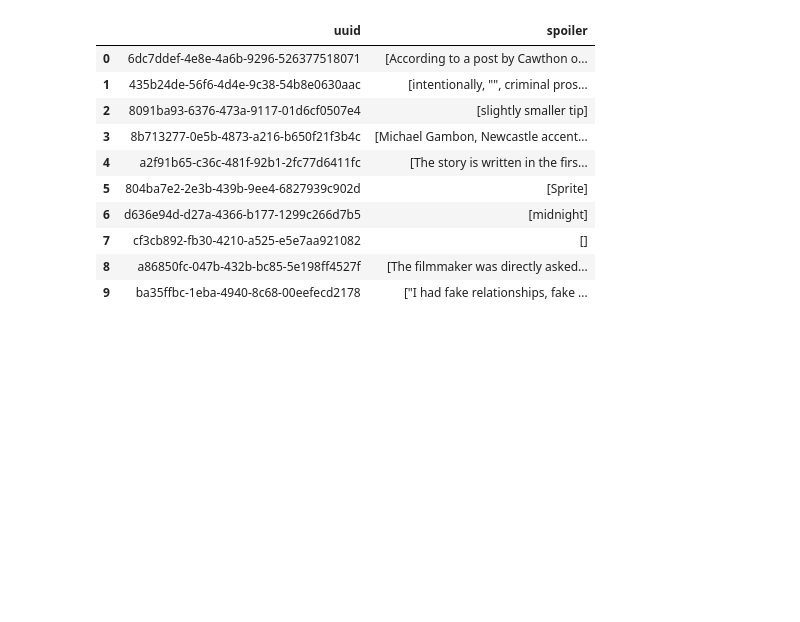
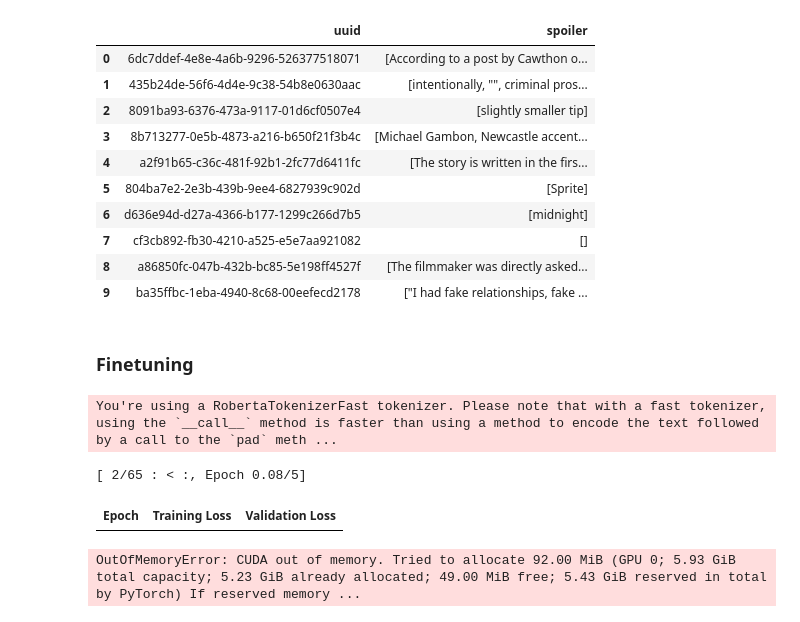
Before and after one commit to zuzg/clickbait-spoiling, a Jupyter notebook: project.ipynb, the cells around one changed output. Saved outputs shown, nothing was run; the diff lists cells and outputs as text; code cells hidden in the pictures; blank space fills up the shorter version.

Commit message:
Add draft roberta finetuning

```diff
--- a/project.ipynb
+++ b/project.ipynb
@@ -216,3 +217,12 @@ pred.head(10)
 | 7 | cf3cb892-fb30-4210-a525-e5e7aa921082 | [] |
 | 8 | a86850fc-047b-432b-bc85-5e198ff4527f | [The filmmaker was directly asked... |
 | 9 | ba35ffbc-1eba-4940-8c68-00eefecd2178 | ["I had fake relationships, fake ... |
+# %% [markdown]
+### Finetuning
+# %%
+finetune_roberta('data/train.jsonl', 'data/validation.jsonl')
+# %% [output]
+You're using a RobertaTokenizerFast tokenizer. Please note that with a fast tokenizer, using the `__call__` method is faster than using a method to encode the text followed by a call to the `pad` meth ...
+[ 2/65 : < :, Epoch 0.08/5]
+| Epoch | Training Loss | Validation Loss |
+OutOfMemoryError: CUDA out of memory. Tried to allocate 92.00 MiB (GPU 0; 5.93 GiB total capacity; 5.23 GiB already allocated; 49.00 MiB free; 5.43 GiB reserved in total by PyTorch) If reserved memory ...
```
Also changed, not shown: parts of 1 cell of this notebook, 4 other files.
